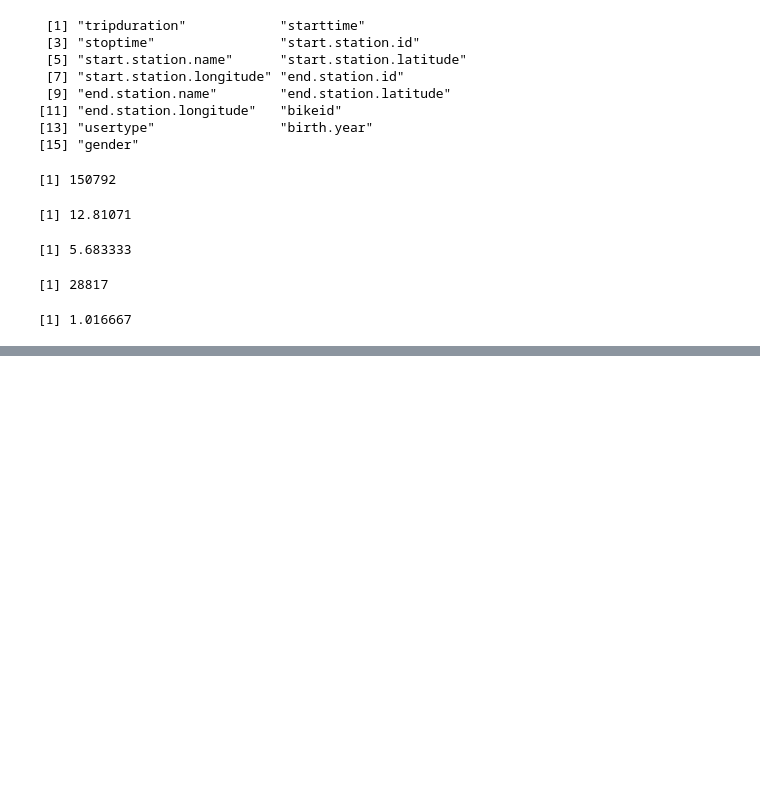
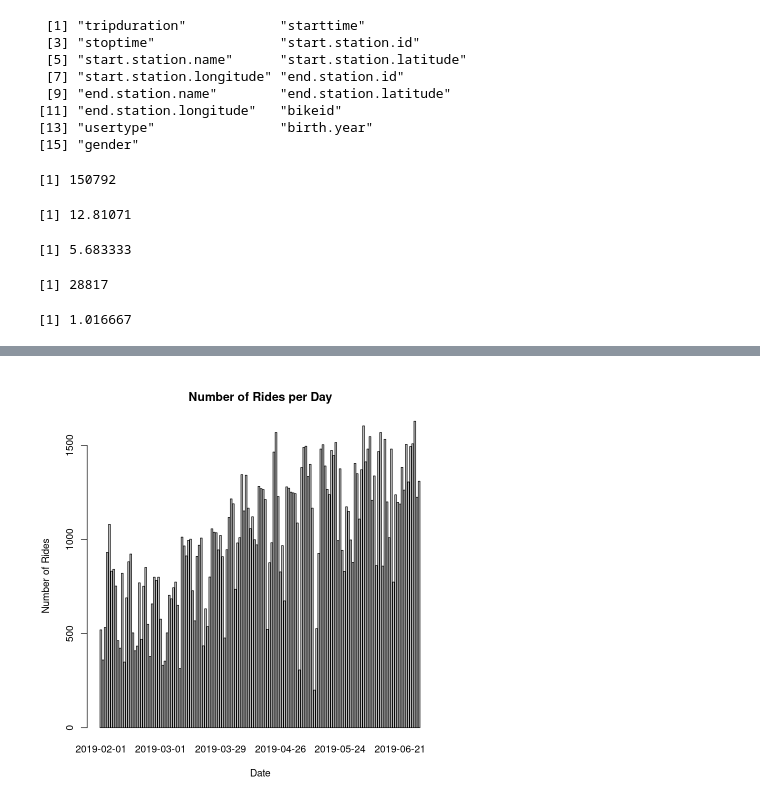
Before and after one commit to FedericoBraidi/ASPA, a Jupyter notebook: Federico_Braidi_Rlab01.ipynb, the cells around one changed output, grey strips where cells are left out. Drawn from its saved outputs; the diff is of its cells as text; code cells hidden in the pictures; blank space fills up the shorter version.

```diff
--- a/Federico_Braidi_Rlab01.ipynb
+++ b/Federico_Braidi_Rlab01.ipynb
@@ -66,0 +96,15 @@ plot(table(data[data$tripduration < 180, "tripduration"]/60),
+# %%
+#6.1 Plot the number of rides per day
+data$date <- substr(data$starttime, 1, 10)
+#data$date
+day_rides_num <- data %>%
+  group_by(date) %>%
+  summarize(num_rides = n())
+#day_rides_num
+barplot(day_rides_num$num_rides,
+        names.arg = day_rides_num$date,
+        xlab = "Date",
+        ylab = "Number of Rides",
+        main = "Number of Rides per Day")
+# %% [output]
+[figure, added]
```
Also changed, not shown: parts of 10 cells of this notebook, 1 other file.
